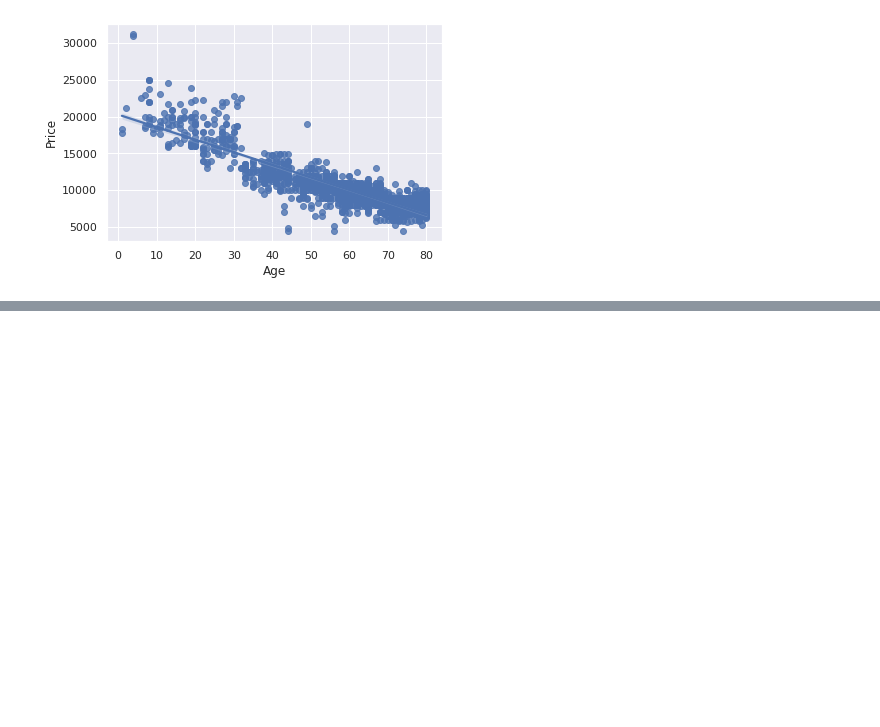
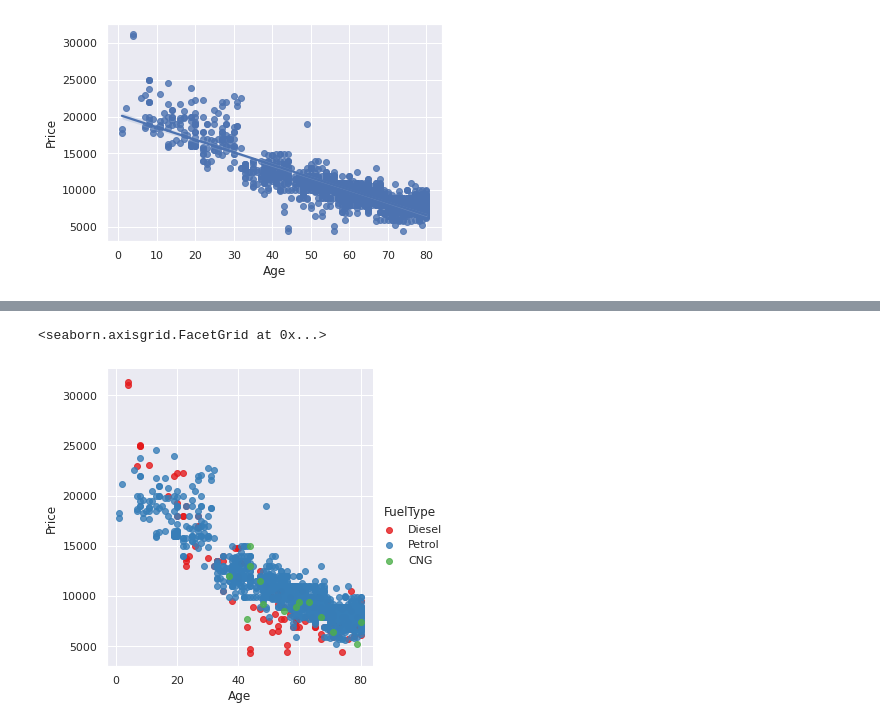
Before and after one commit to Manalibhaskar07/MSC_FDS_528, a Jupyter notebook: Practical3.ipynb, the cells around one changed output, grey strips where cells are left out. Cells and saved outputs as stored; diff of their text form; code cells hidden in the pictures; blank space fills up the shorter version.

```diff
--- a/Practical3.ipynb
+++ b/Practical3.ipynb
@@ -66,0 +77,5 @@ sns.regplot(x=cars_data['Age'],y=cars_data['Price'])
+# %%
+sns.lmplot(x='Age',y='Price',data=cars_data,fit_reg=False,hue='FuelType',legend=True,palette="Set1")
+# %% [output]
+<seaborn.axisgrid.FacetGrid at 0x...>
+[figure, added]
```
Also changed, not shown: parts of 18 cells of this notebook.
